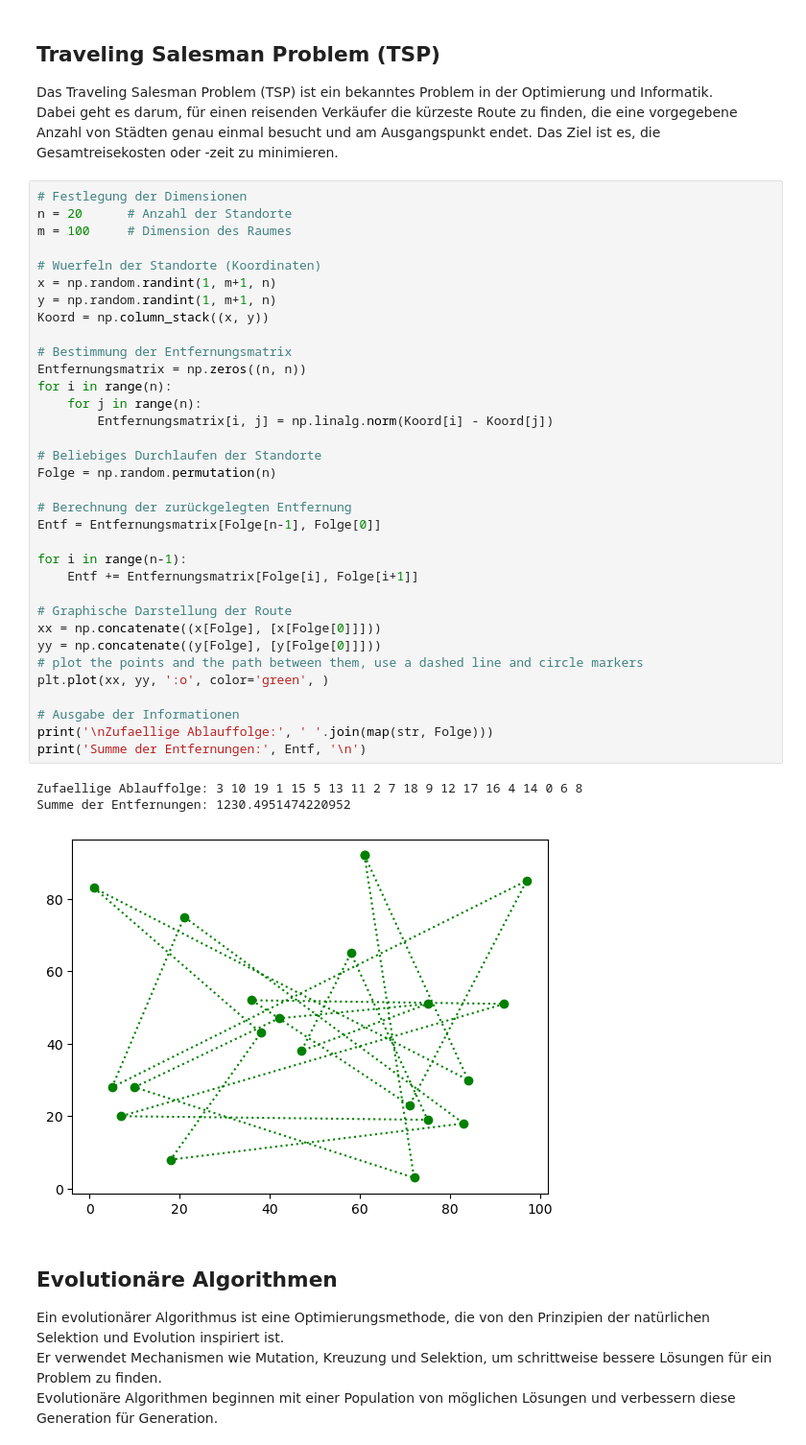
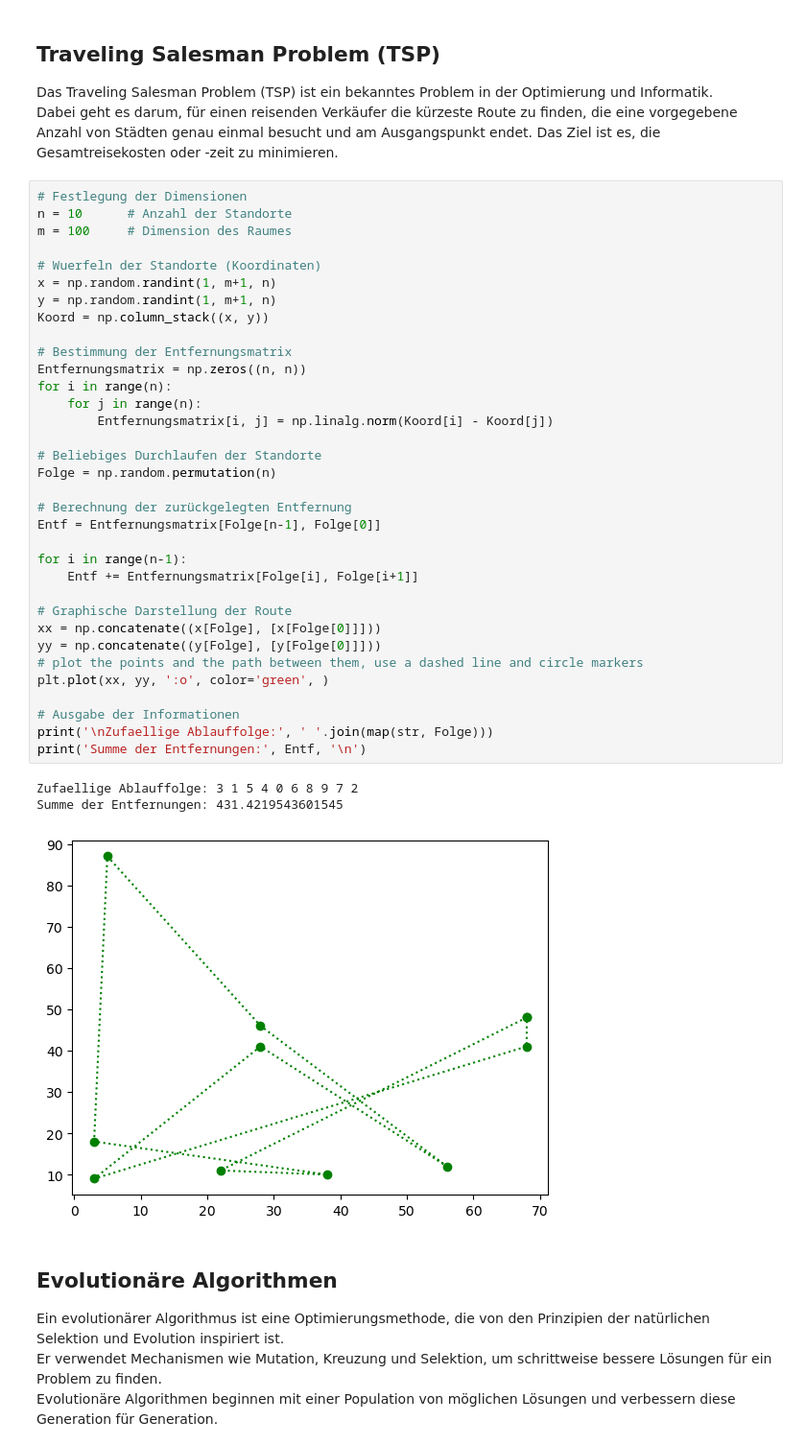
Before and after one commit to pitpaetz/BMO, a Jupyter notebook: BMO.ipynb, the cells around one changed output. Shown: that part at 96% size. Cells and saved outputs as stored; diff of their text form.

```diff
--- a/BMO.ipynb
+++ b/BMO.ipynb
@@ -10,42 +10,42 @@ Anzahl von Städten genau einmal besucht und am Ausgangspunkt endet. Das Ziel is
 Gesamtreisekosten oder -zeit zu minimieren.
 # %%
 # Festlegung der Dimensionen
-n = 20      # Anzahl der Standorte
+n = 10      # Anzahl der Standorte
 m = 100     # Dimension des Raumes
 
 # Wuerfeln der Standorte (Koordinaten)
 x = np.random.randint(1, m+1, n)
 y = np.random.randint(1, m+1, n)
 Koord = np.column_stack((x, y))
 
 # Bestimmung der Entfernungsmatrix
 Entfernungsmatrix = np.zeros((n, n))
 for i in range(n):
     for j in range(n):
         Entfernungsmatrix[i, j] = np.linalg.norm(Koord[i] - Koord[j])
 
 # Beliebiges Durchlaufen der Standorte
 Folge = np.random.permutation(n)
 
 # Berechnung der zurückgelegten Entfernung
 Entf = Entfernungsmatrix[Folge[n-1], Folge[0]]
 
 for i in range(n-1):
     Entf += Entfernungsmatrix[Folge[i], Folge[i+1]]
 
 # Graphische Darstellung der Route
 xx = np.concatenate((x[Folge], [x[Folge[0]]]))
 yy = np.concatenate((y[Folge], [y[Folge[0]]]))
 # plot the points and the path between them, use a dashed line and circle markers
 plt.plot(xx, yy, ':o', color='green', )
 
 # Ausgabe der Informationen
 print('\nZufaellige Ablauffolge:', ' '.join(map(str, Folge)))
 print('Summe der Entfernungen:', Entf, '\n')
 # %% [output]
-Zufaellige Ablauffolge: 3 10 19 1 15 5 13 11 2 7 18 9 12 17 16 4 14 0 6 8
-Summe der Entfernungen: 1230.4951474220952
+Zufaellige Ablauffolge: 3 1 5 4 0 6 8 9 7 2
+Summe der Entfernungen: 431.4219543601545
-[figure, old version]
+[figure, new version]
 # %% [markdown]
 ## Evolutionäre Algorithmen
 
```
Also changed, not shown: parts of 4 cells of this notebook.
